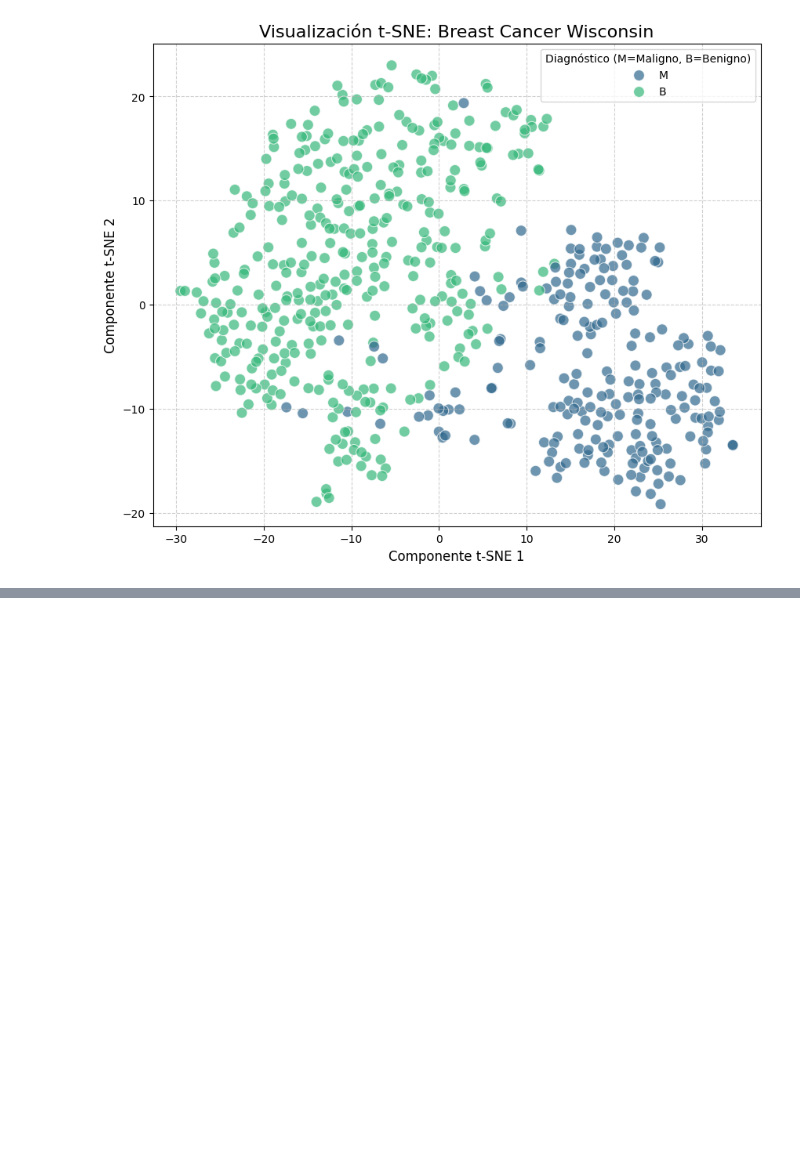
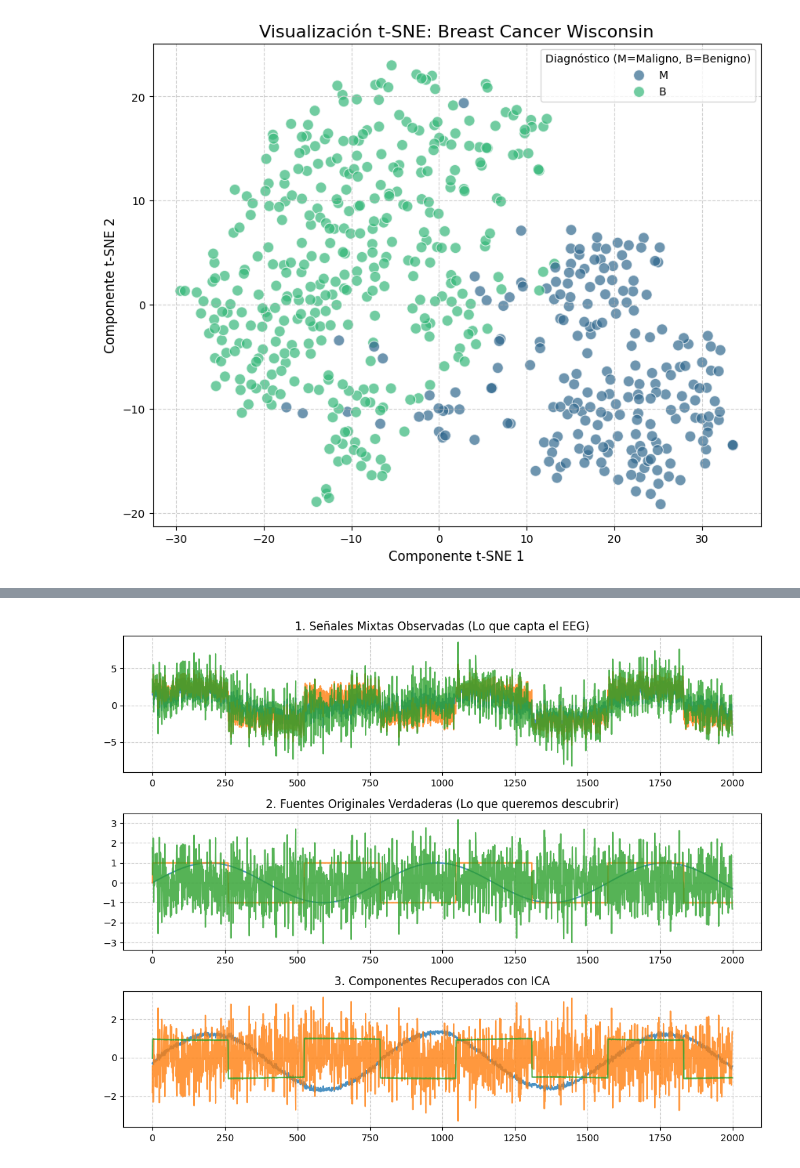
Before and after one commit to Cain7564/Otros-Algoritmos-de-Aprendizaje-no-supervisad, a Jupyter notebook: adelanto.ipynb, the cells around one changed output, grey strips where cells are left out. Saved outputs shown, nothing was run; the diff lists cells and outputs as text; code cells hidden in the pictures; blank space fills up the shorter version.

```diff
--- a/adelanto.ipynb
+++ b/adelanto.ipynb
@@ -330,0 +347,41 @@ Primeras 5 filas del dataset:
+# %%
+#============================================================
+#                   ICA
+#============================================================
+
+np.random.seed(0)
+time = np.linspace(0, 8, 2000)
+
+
+s1 = np.sin(2 * time)
+s2 = np.sign(np.sin(3 * time))
+s3 = np.random.normal(size=s1.shape)
+S = np.c_[s1, s2, s3]
+
+
+A = np.array([[1, 1, 1], [0.5, 2, 1.0], [1.5, 1.0, 2.0]])
+X = np.dot(S, A.T)
+
+
+ica = FastICA(n_components=3, random_state=0)
+S_recuperado = ica.fit_transform(X)
+
+
+plt.figure(figsize=(10, 8))
+modelos = [X, S, S_recuperado]
+nombres = ['1. Señales Mixtas Observadas (Lo que capta el EEG)',
+        '2. Fuentes Originales Verdaderas (Lo que queremos descubrir)',
+        '3. Componentes Recuperados con ICA']
+colores = ['#1f77b4', '#ff7f0e', '#2ca02c']
+
+for i, (modelo, nombre) in enumerate(zip(modelos, nombres), 1):
+    plt.subplot(3, 1, i)
+    plt.title(nombre, fontsize=12)
+    for sig, color in zip(modelo.T, colores):
+        plt.plot(sig, color=color, alpha=0.8)
+    plt.grid(True, linestyle='--', alpha=0.6)
+
+plt.tight_layout()
+plt.show()
+# %% [output]
+[figure, added]
```
Also changed, not shown: parts of 7 cells of this notebook.
